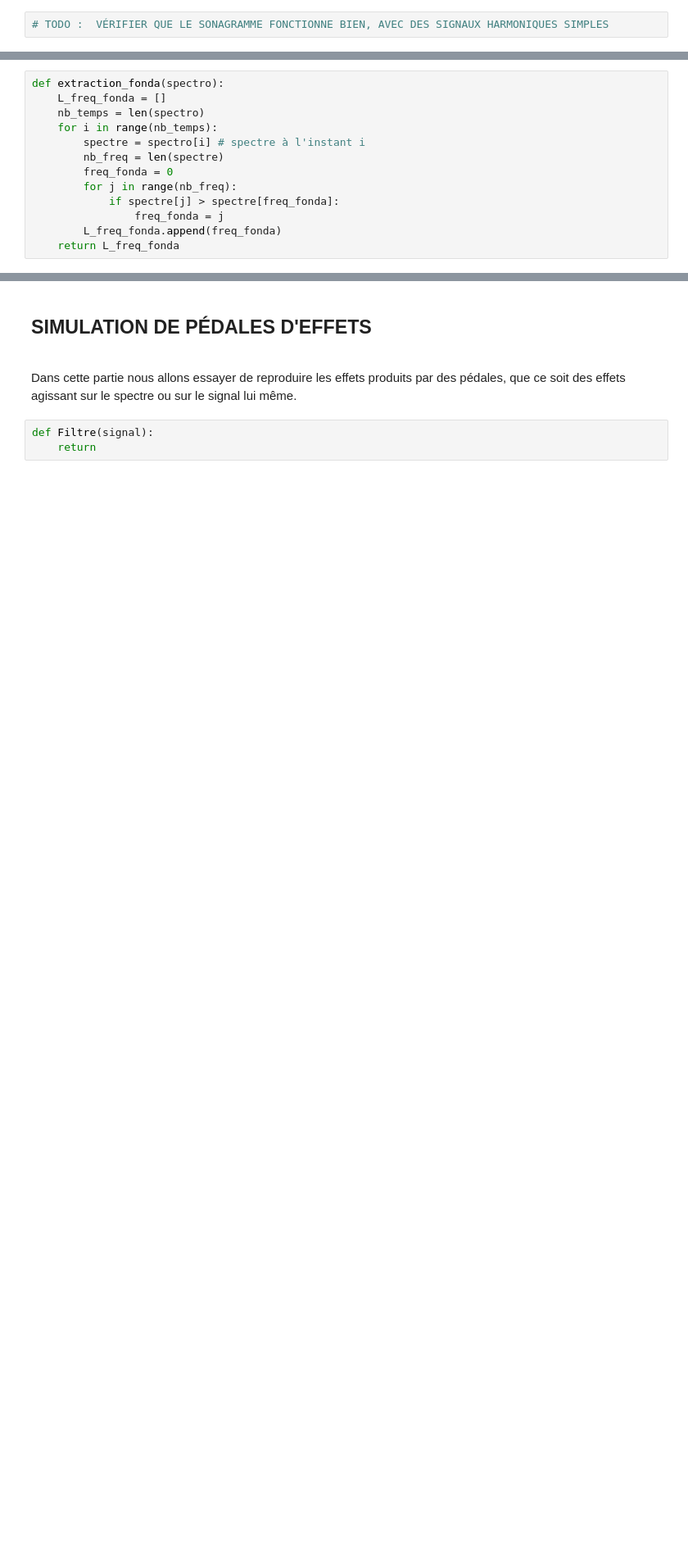
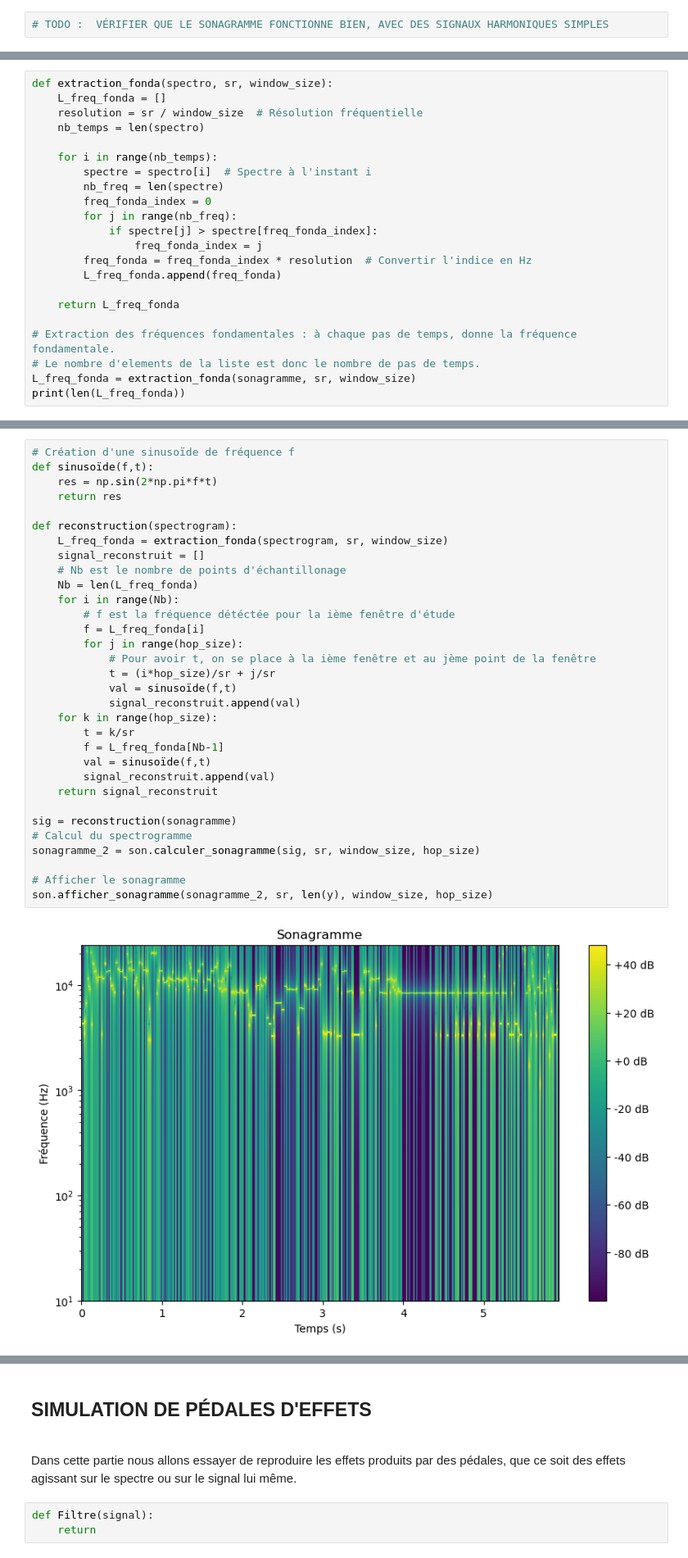
Before and after one commit to arsene-seuillot/BLINK, a Jupyter notebook: BLINK.ipynb, the cells around one changed output, grey strips where cells are left out. Shown at 82% size. Cells and saved outputs as stored; diff of their text form; blank space fills up the shorter version.

```diff
--- a/BLINK.ipynb
+++ b/BLINK.ipynb
@@ -125,14 +100,23 @@ Dans cette partie nous allons extraire la fréquence fontamentale à chaque inst
 # %%
-def extraction_fonda(spectro):
+def extraction_fonda(spectro, sr, window_size):
     L_freq_fonda = []
+    resolution = sr / window_size  # Résolution fréquentielle
     nb_temps = len(spectro)
+
     for i in range(nb_temps):
-        spectre = spectro[i] # spectre à l'instant i
+        spectre = spectro[i]  # Spectre à l'instant i
         nb_freq = len(spectre)
-        freq_fonda = 0
+        freq_fonda_index = 0
         for j in range(nb_freq):
-            if spectre[j] > spectre[freq_fonda]:
-                freq_fonda = j
+            if spectre[j] > spectre[freq_fonda_index]:
+                freq_fonda_index = j
+        freq_fonda = freq_fonda_index * resolution  # Convertir l'indice en Hz
         L_freq_fonda.append(freq_fonda)
+
     return L_freq_fonda
+
+# Extraction des fréquences fondamentales : à chaque pas de temps, donne la fréquence fondamentale.
+# Le nombre d'elements de la liste est donc le nombre de pas de temps.
+L_freq_fonda = extraction_fonda(sonagramme, sr, window_size)
+print(len(L_freq_fonda))
 # %% [output]
@@ -140,0 +133,34 @@ ValueError: x and y must have same first dimension, but have shapes (284672,) an
+# %%
+# Création d'une sinusoïde de fréquence f
+def sinusoïde(f,t):
+    res = np.sin(2*np.pi*f*t)
+    return res
+
+def reconstruction(spectrogram):
+    L_freq_fonda = extraction_fonda(spectrogram, sr, window_size)
+    signal_reconstruit = []
+    # Nb est le nombre de points d'échantillonage
+    Nb = len(L_freq_fonda)
+    for i in range(Nb):
+        # f est la fréquence détéctée pour la ième fenêtre d'étude
+        f = L_freq_fonda[i]
+        for j in range(hop_size):
+            # Pour avoir t, on se place à la ième fenêtre et au jème point de la fenêtre
+            t = (i*hop_size)/sr + j/sr
+            val = sinusoïde(f,t)
+            signal_reconstruit.append(val)
+    for k in range(hop_size):
+        t = k/sr
+        f = L_freq_fonda[Nb-1]
+        val = sinusoïde(f,t)
+        signal_reconstruit.append(val)
+    return signal_reconstruit
+
+sig = reconstruction(sonagramme)
+# Calcul du spectrogramme
+sonagramme_2 = son.calculer_sonagramme(sig, sr, window_size, hop_size)
+
+# Afficher le sonagramme
+son.afficher_sonagramme(sonagramme_2, sr, len(y), window_size, hop_size)
+# %% [output]
+[figure, added]
```
Also changed, not shown: parts of 14 cells of this notebook, 22 other files.
